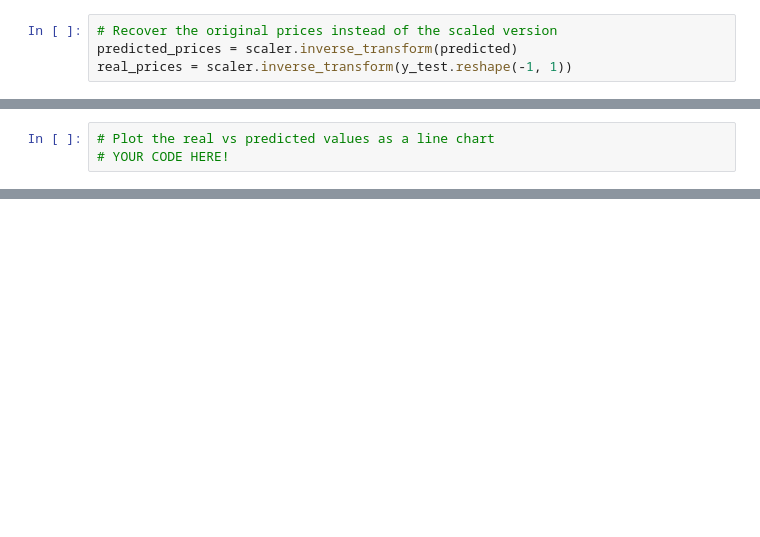
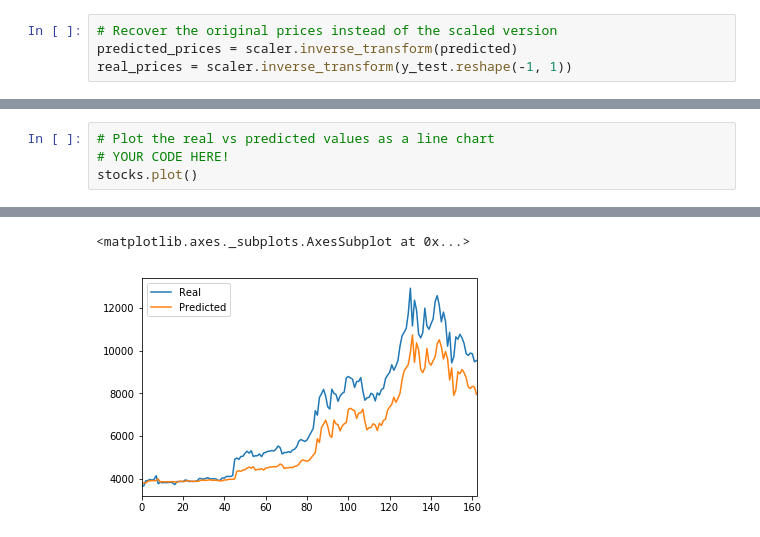
Before and after one commit to esubah/Deep_Learning_HW, a Jupyter notebook: lstm_stock_predictor_closing.ipynb, the cells around one changed output, grey strips where cells are left out. Drawn from its saved outputs; the diff is of its cells as text; blank space fills up the shorter version.

```diff
--- a/lstm_stock_predictor_closing.ipynb
+++ b/lstm_stock_predictor_closing.ipynb
@@ -240,4 +327,5 @@ stocks.head()
 # %%
 # Plot the real vs predicted values as a line chart
 # YOUR CODE HERE!
+stocks.plot()
 # %% [output]
@@ -244,0 +332,2 @@ stocks.head()
+<matplotlib.axes._subplots.AxesSubplot at 0x...>
+[figure, added]
```
Also changed, not shown: parts of 16 cells of this notebook.
